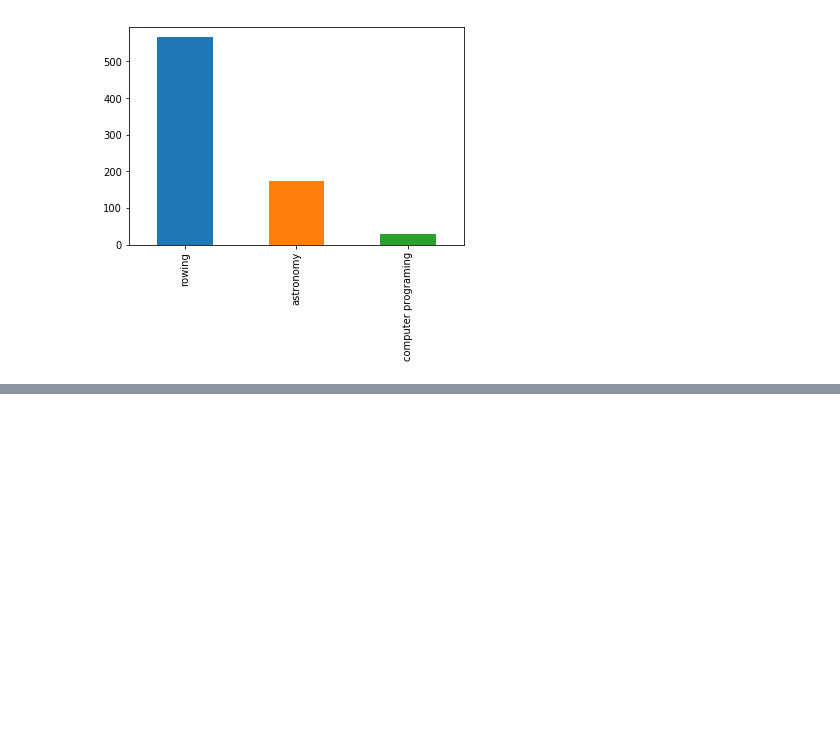
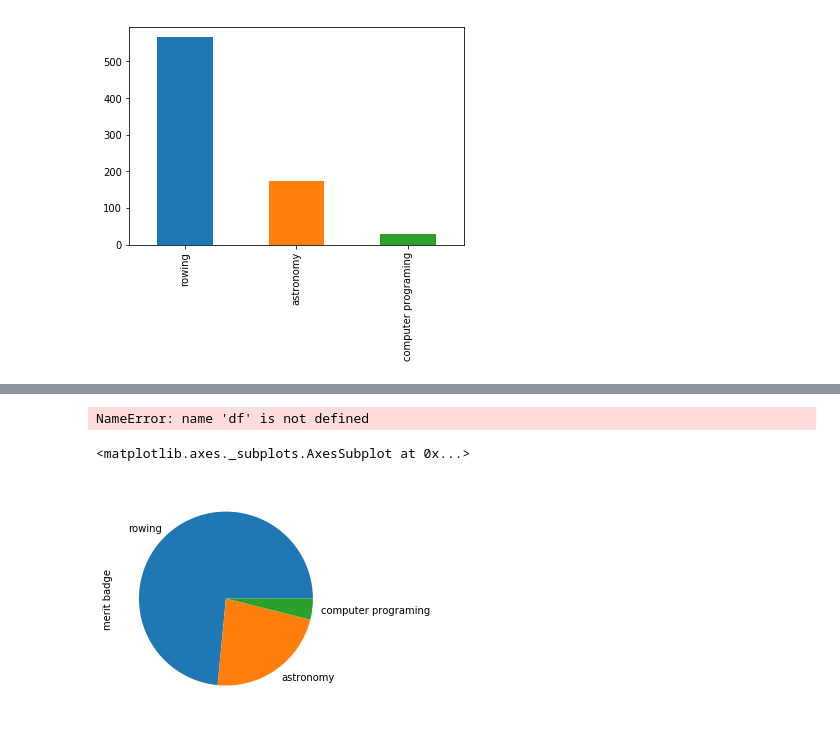
Before and after one commit to capt-alien/Quick_N_Dirty_Data, a Jupyter notebook: Tutorial_Code.ipynb, the cells around one changed output, grey strips where cells are left out. Drawn from its saved outputs; the diff is of its cells as text; code cells hidden in the pictures; blank space fills up the shorter version.

```diff
--- a/Tutorial_Code.ipynb
+++ b/Tutorial_Code.ipynb
@@ -267,0 +278,12 @@ nps_df.plot(kind="bar")
+# %%
+NPS16A=df[df['year']==2016][df['NPS']=="Detractor"]['pacing']
+
+ratings_order = ['1', '2', '3', '4', '5']
+NPS16A.value_counts().loc[ratings_order].plot(kind="bar")
+# %% [output]
+NameError: name 'df' is not defined
+# %%
+big_fat_DF["merit badge"].value_counts().plot(kind="pie")
+# %% [output]
+<matplotlib.axes._subplots.AxesSubplot at 0x...>
+[figure, added]
```
Also changed, not shown: parts of 10 cells of this notebook, 44 other files.
